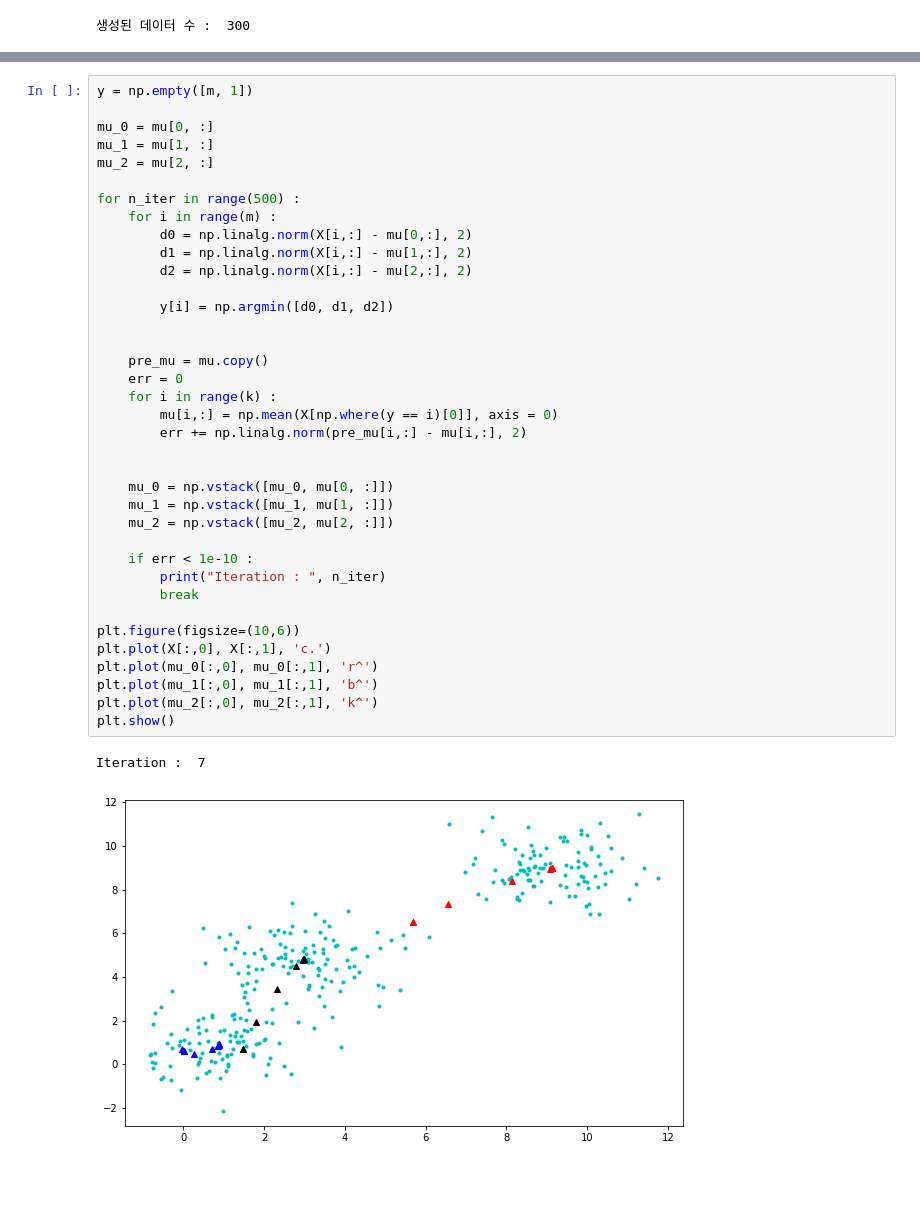
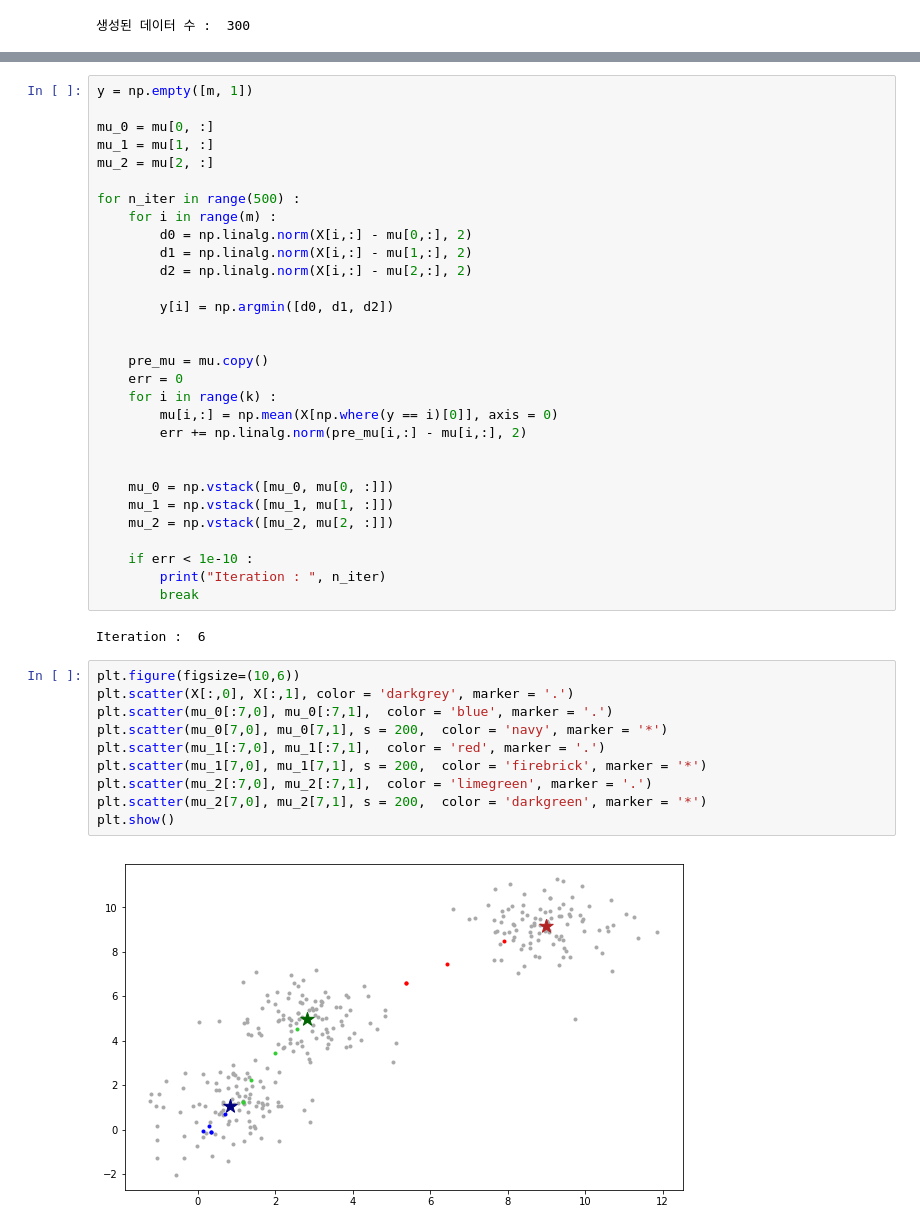
Before and after one commit to rymyung/Machine-Learning, a Jupyter notebook: Clustering.ipynb, the cells around one changed output, grey strips where cells are left out. Cells and saved outputs as stored; diff of their text form; blank space fills up the shorter version.

```diff
--- a/Clustering.ipynb
+++ b/Clustering.ipynb
@@ -78,16 +79,20 @@ for n_iter in range(500) :
     if err < 1e-10 :
         print("Iteration : ", n_iter)
         break
-
-plt.figure(figsize=(10,6))
-plt.plot(X[:,0], X[:,1], 'c.')
-plt.plot(mu_0[:,0], mu_0[:,1], 'r^')
-plt.plot(mu_1[:,0], mu_1[:,1], 'b^')
-plt.plot(mu_2[:,0], mu_2[:,1], 'k^')
-plt.show()
 # %% [output]
-Iteration :  7
+Iteration :  6
-[figure, removed]
+# %%
+plt.figure(figsize=(10,6))
+plt.scatter(X[:,0], X[:,1], color = 'darkgrey', marker = '.')
+plt.scatter(mu_0[:7,0], mu_0[:7,1],  color = 'blue', marker = '.')
+plt.scatter(mu_0[7,0], mu_0[7,1], s = 200,  color = 'navy', marker = '*')
+plt.scatter(mu_1[:7,0], mu_1[:7,1],  color = 'red', marker = '.')
+plt.scatter(mu_1[7,0], mu_1[7,1], s = 200,  color = 'firebrick', marker = '*')
+plt.scatter(mu_2[:7,0], mu_2[:7,1],  color = 'limegreen', marker = '.')
+plt.scatter(mu_2[7,0], mu_2[7,1], s = 200,  color = 'darkgreen', marker = '*')
+plt.show()
+# %% [output]
+[figure, added]
 # %%
 X0 = X[np.where(y==0)[0]]
 X1 = X[np.where(y==1)[0]]
```
Also changed, not shown: parts of 5 cells of this notebook.
